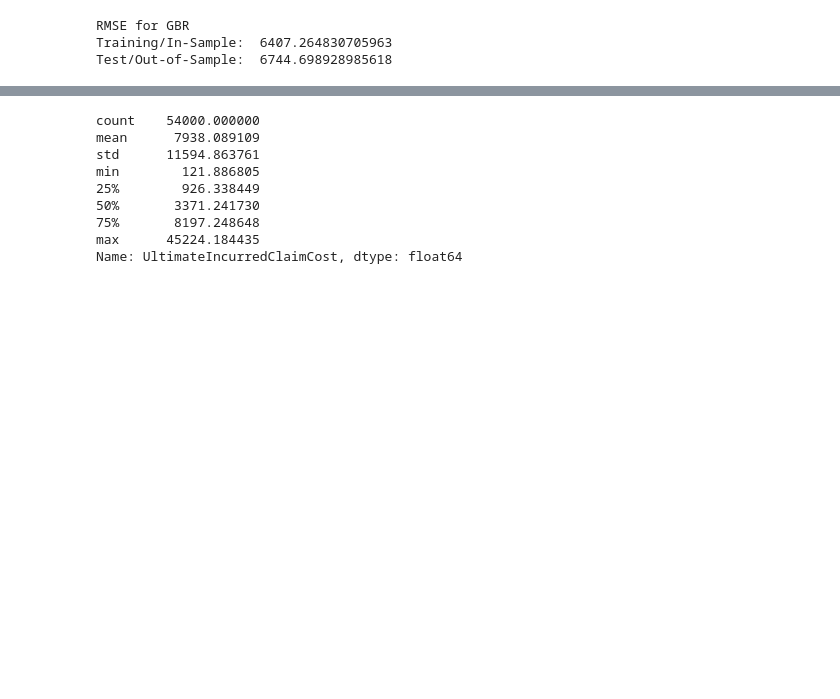
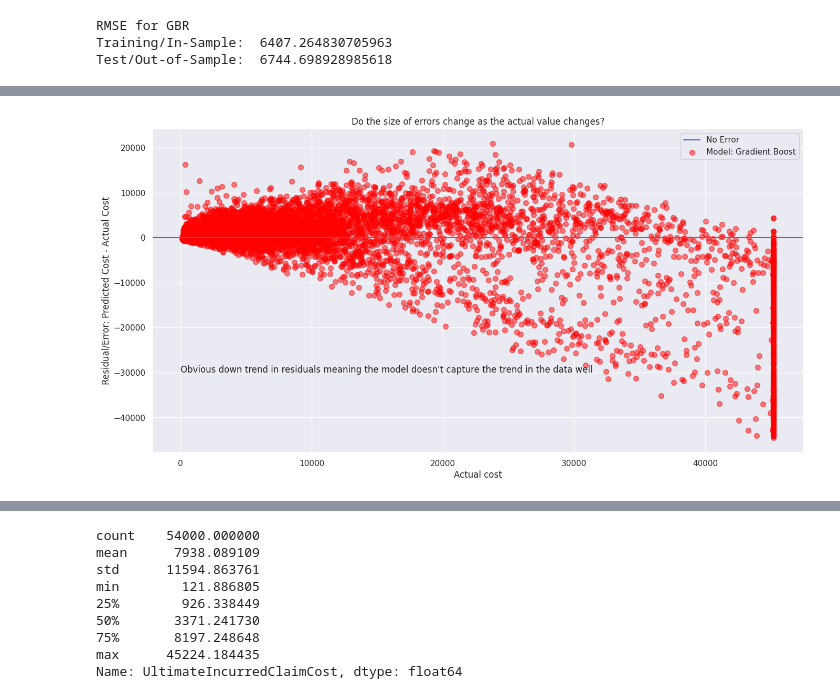
Before and after one commit to Ken-Alviola/CSC510, a Jupyter notebook: Portfolio Project/test.ipynb, the cells around one changed output, grey strips where cells are left out. Cells and saved outputs as stored; diff of their text form; code cells hidden in the pictures; blank space fills up the shorter version.

```diff
--- a/Portfolio Project/test.ipynb
+++ b/Portfolio Project/test.ipynb
@@ -938,0 +957,15 @@ InitialIncurredCalimsCost-88.97%
+# %%
+plt.figure(figsize=(16,8))
+plt.axhline(label="No Error")
+plt.scatter(y_test_gbr.UltimateIncurredClaimCost, y_test_gbr.cost_pred_gbr-y_test_gbr.UltimateIncurredClaimCost,
+            alpha=.5, color="red", s=50, label="Model: Gradient Boost")
+
+plt.legend()
+plt.xlabel("Actual cost")
+plt.ylabel("Residual/Error: Predicted Cost - Actual Cost")
+plt.title("Do the size of errors change as the actual value changes?")
+plt.annotate("Obvious down trend in residuals meaning the model doesn't capture the trend in the data well",(2.0, -30000))
+
+plt.show()
+# %% [output]
+[figure, added]
```
Also changed, not shown: parts of 61 cells of this notebook.
